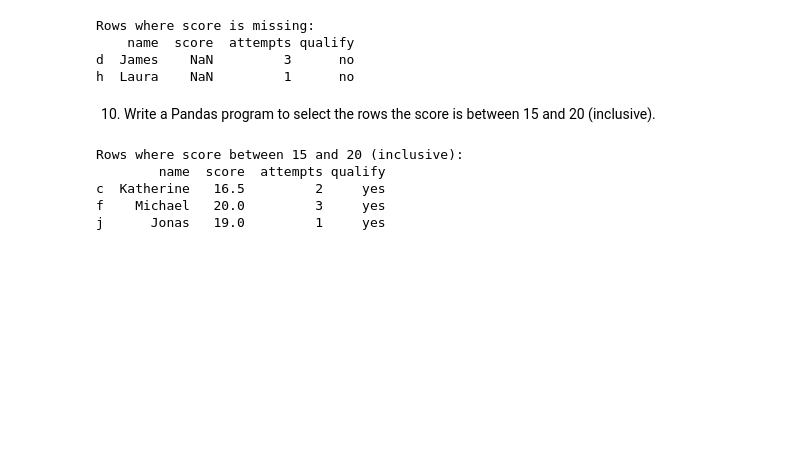
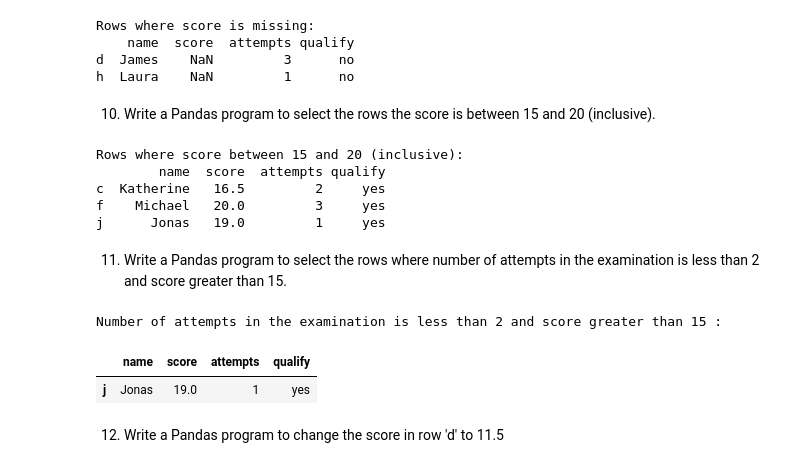
Before and after one commit to M3mb0/DS_DV_ML_libraries, a Jupyter notebook: pandas/pandas_data_frame.ipynb, the cells around one changed output. Drawn from its saved outputs; the diff is of its cells as text; code cells hidden in the pictures; blank space fills up the shorter version.

```diff
--- a/pandas/pandas_data_frame.ipynb
+++ b/pandas/pandas_data_frame.ipynb
@@ -153,3 +153,14 @@ Rows where score between 15 and 20 (inclusive):
 c  Katherine   16.5         2     yes
 f    Michael   20.0         3     yes
 j      Jonas   19.0         1     yes
+# %% [markdown]
+11. Write a Pandas program to select the rows where number of attempts in the examination is less than 2 and score greater than 15.
+# %%
+print("Number of attempts in the examination is less than 2 and score greater than 15 :")
+df[(df['attempts'] < 2) & (df['score'] > 15)]
+# %% [output]
+Number of attempts in the examination is less than 2 and score greater than 15 :
+|  | name | score | attempts | qualify |
+| j | Jonas | 19.0 | 1 | yes |
+# %% [markdown]
+12. Write a Pandas program to change the score in row 'd' to 11.5
```
Also changed, not shown: parts of 58 cells of this notebook, 1 other file.
